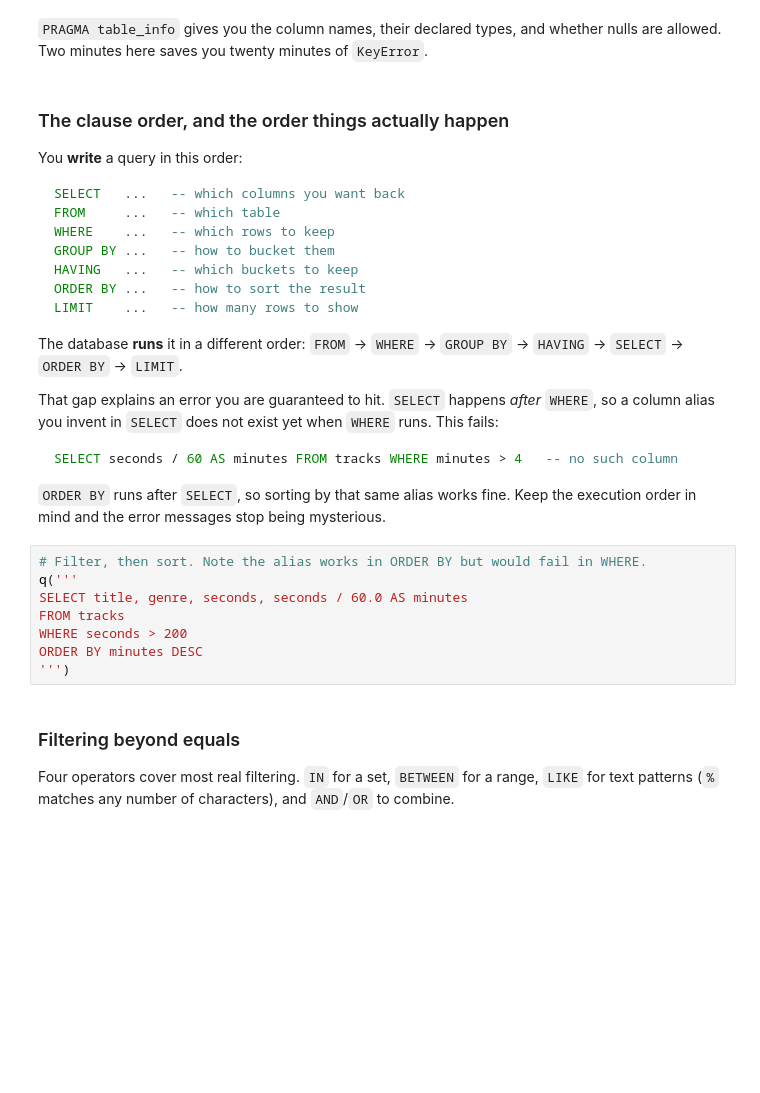
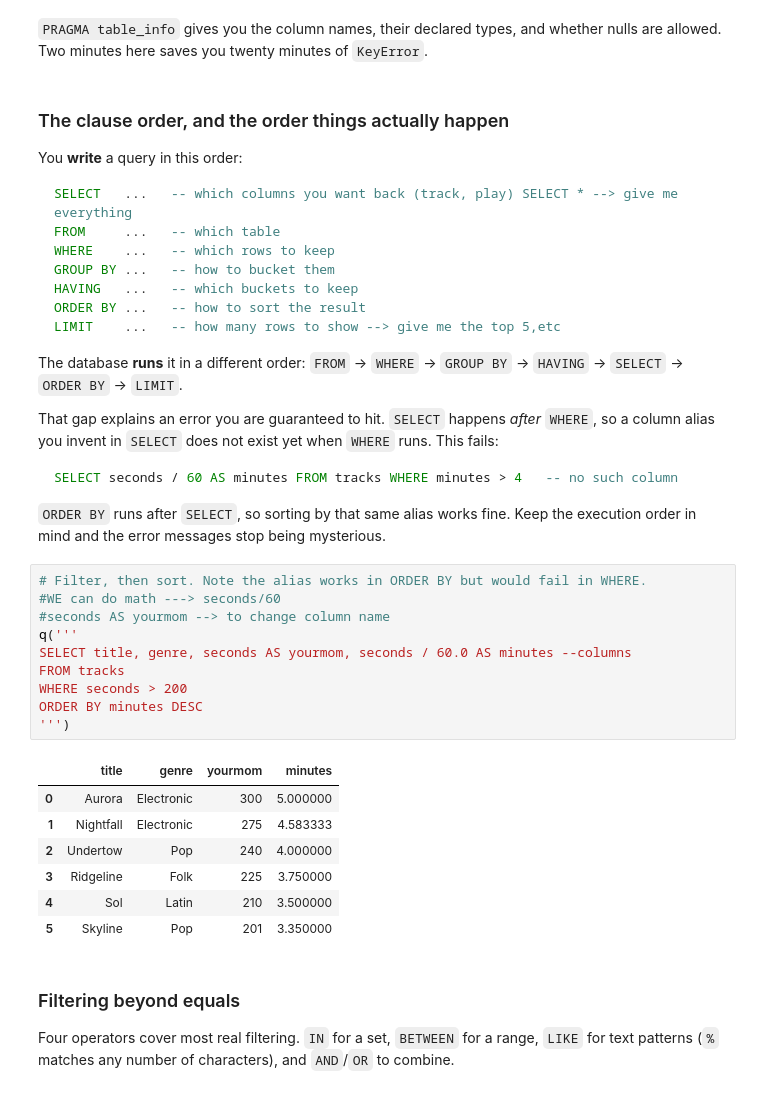
Before and after one commit to raffaellaalpaca-ai/ds2002-fa26, a Jupyter notebook: notebooks/02-sql-databases/2026-09-07 — SQL Fundamentals in Notebooks — Lecture.ipynb, the cells around one changed output. Saved outputs shown, nothing was run; the diff lists cells and outputs as text; blank space fills up the shorter version.

````diff
--- a/notebooks/02-sql-databases/2026-09-07 — SQL Fundamentals in Notebooks — Lecture.ipynb
+++ b/notebooks/02-sql-databases/2026-09-07 — SQL Fundamentals in Notebooks — Lecture.ipynb
@@ -140,13 +168,13 @@ q('PRAGMA table_info(tracks)')
 You **write** a query in this order:
 
 ```sql
-SELECT   ...   -- which columns you want back
+SELECT   ...   -- which columns you want back (track, play) SELECT * --> give me everything
 FROM     ...   -- which table
 WHERE    ...   -- which rows to keep
 GROUP BY ...   -- how to bucket them
 HAVING   ...   -- which buckets to keep
 ORDER BY ...   -- how to sort the result
-LIMIT    ...   -- how many rows to show
+LIMIT    ...   -- how many rows to show --> give me the top 5,etc
 ```
 
 The database **runs** it in a different order: `FROM` -> `WHERE` -> `GROUP BY` -> `HAVING` -> `SELECT` -> `ORDER BY` -> `LIMIT`.
@@ -160,12 +188,22 @@ SELECT seconds / 60 AS minutes FROM tracks WHERE minutes > 4   -- no such column
 `ORDER BY` runs after `SELECT`, so sorting by that same alias works fine. Keep the execution order in mind and the error messages stop being mysterious.
 # %%
 # Filter, then sort. Note the alias works in ORDER BY but would fail in WHERE.
+#WE can do math ---> seconds/60
+#seconds AS yourmom --> to change column name
 q('''
-SELECT title, genre, seconds, seconds / 60.0 AS minutes
+SELECT title, genre, seconds AS yourmom, seconds / 60.0 AS minutes --columns
 FROM tracks
 WHERE seconds > 200
 ORDER BY minutes DESC
 ''')
+# %% [output]
+|  | title | genre | yourmom | minutes |
+| 0 | Aurora | Electronic | 300 | 5.000000 |
+| 1 | Nightfall | Electronic | 275 | 4.583333 |
+| 2 | Undertow | Pop | 240 | 4.000000 |
+| 3 | Ridgeline | Folk | 225 | 3.750000 |
+| 4 | Sol | Latin | 210 | 3.500000 |
+| 5 | Skyline | Pop | 201 | 3.350000 |
 # %% [markdown]
 ### Filtering beyond equals
 
````
Also changed, not shown: parts of 16 cells of this notebook.
